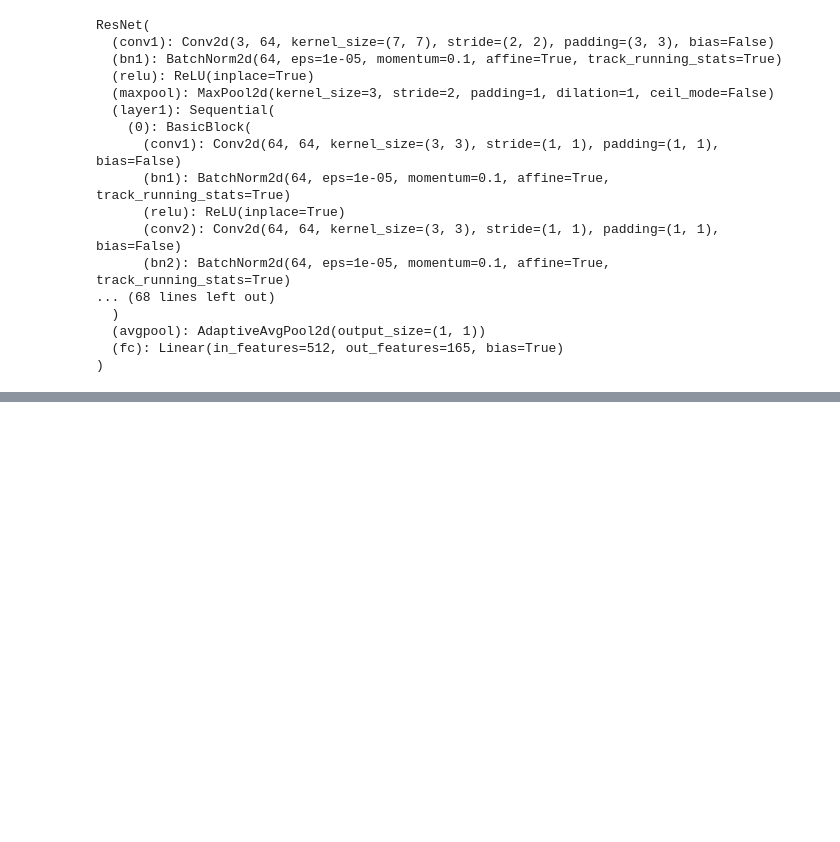
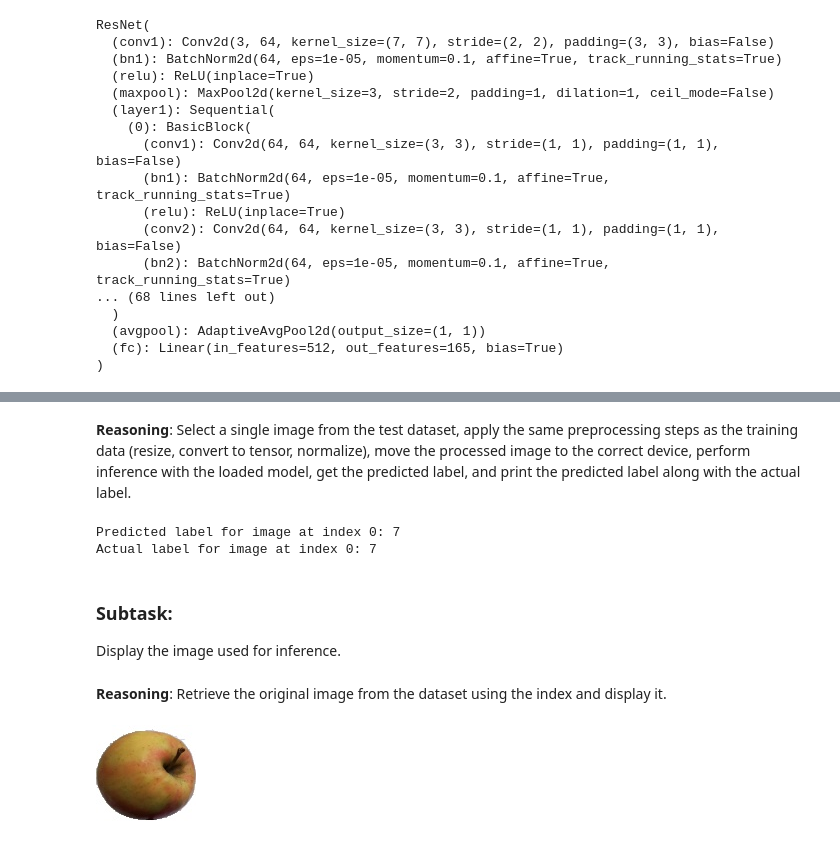
Before and after one commit to Cado87/Fruit-classification, a Jupyter notebook: Fruit_classifier_dataset_ethanjxu.ipynb, the cells around one changed output, grey strips where cells are left out. Drawn from its saved outputs; the diff is of its cells as text; code cells hidden in the pictures; blank space fills up the shorter version.

Commit message:
Saved trained model and perform inference in test set

```diff
--- a/Fruit_classifier_dataset_ethanjxu.ipynb
+++ b/Fruit_classifier_dataset_ethanjxu.ipynb
@@ -214,0 +359,46 @@ The selected device is: cuda
+# %% [markdown]
+**Reasoning**:
+Select a single image from the test dataset, apply the same preprocessing steps as the training data (resize, convert to tensor, normalize), move the processed image to the correct device, perform inference with the loaded model, get the predicted label, and print the predicted label along with the actual label.
+# %%
+# Select a single image and its label from the test dataset
+# You can choose any index from 0 to len(processed_ds['test']) - 1
+image_index = 0  # You can change this index to test with different images
+
+single_image_data = processed_ds['test'][image_index]
+single_image_tensor = single_image_data['pixel_values']
+actual_label = single_image_data['labels']
+
+# Add a batch dimension to the image tensor
+single_image_tensor = single_image_tensor.unsqueeze(0)
+
+# Move the image tensor to the same device as the model
+single_image_tensor = single_image_tensor.to(device)
+
+# Perform inference with the loaded model
+with torch.no_grad():
+    output = loaded_model(single_image_tensor)
+
+# Get the predicted class by finding the index of the maximum value in the output tensor
+_, predicted_label = torch.max(output.data, 1)
+
+# Print the predicted and actual labels
+print(f"Predicted label for image at index {image_index}: {predicted_label.item()}")
+print(f"Actual label for image at index {image_index}: {actual_label.item()}")
+# %% [output]
+Predicted label for image at index 0: 7
+Actual label for image at index 0: 7
+# %% [markdown]
+### Subtask:
+Display the image used for inference.
+# %% [markdown]
+**Reasoning**:
+Retrieve the original image from the dataset using the index and display it.
+# %%
+# Retrieve the original image from the test dataset using the index
+original_image_data = ds['test'][image_index]
+original_image = original_image_data['image']
+
+# Display the image
+display(original_image)
+# %% [output]
+[figure, added]
```
Also changed, not shown: parts of 19 cells of this notebook.
